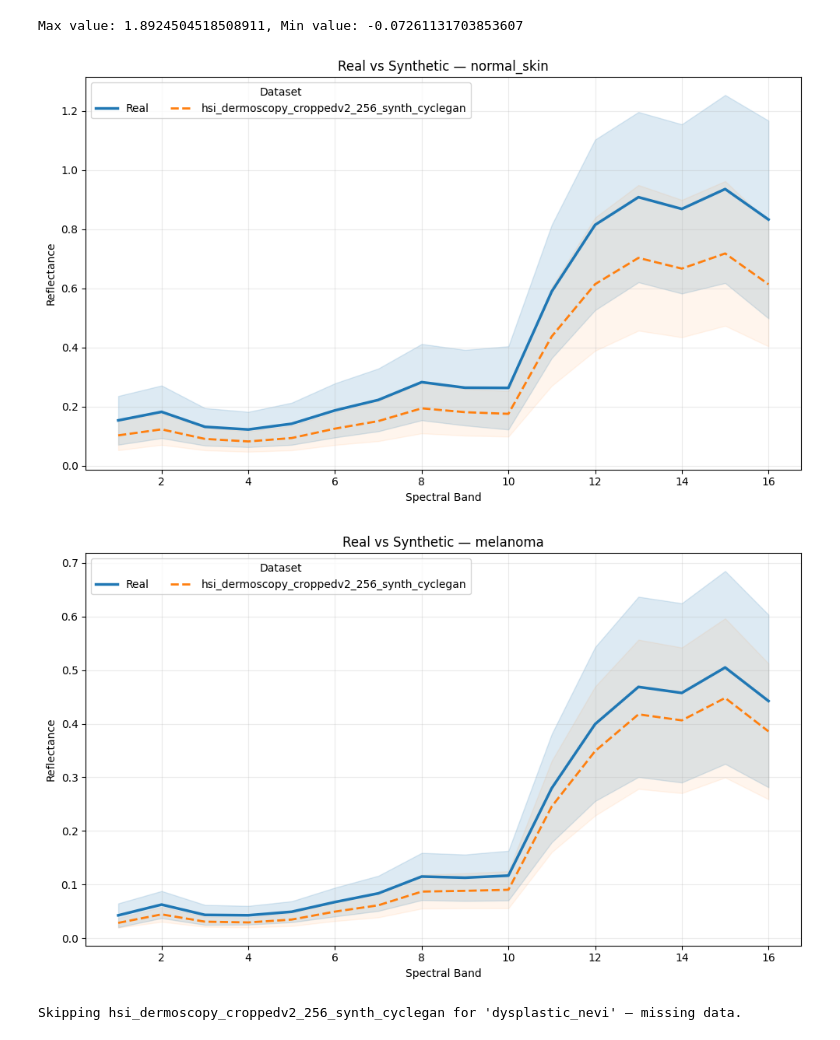
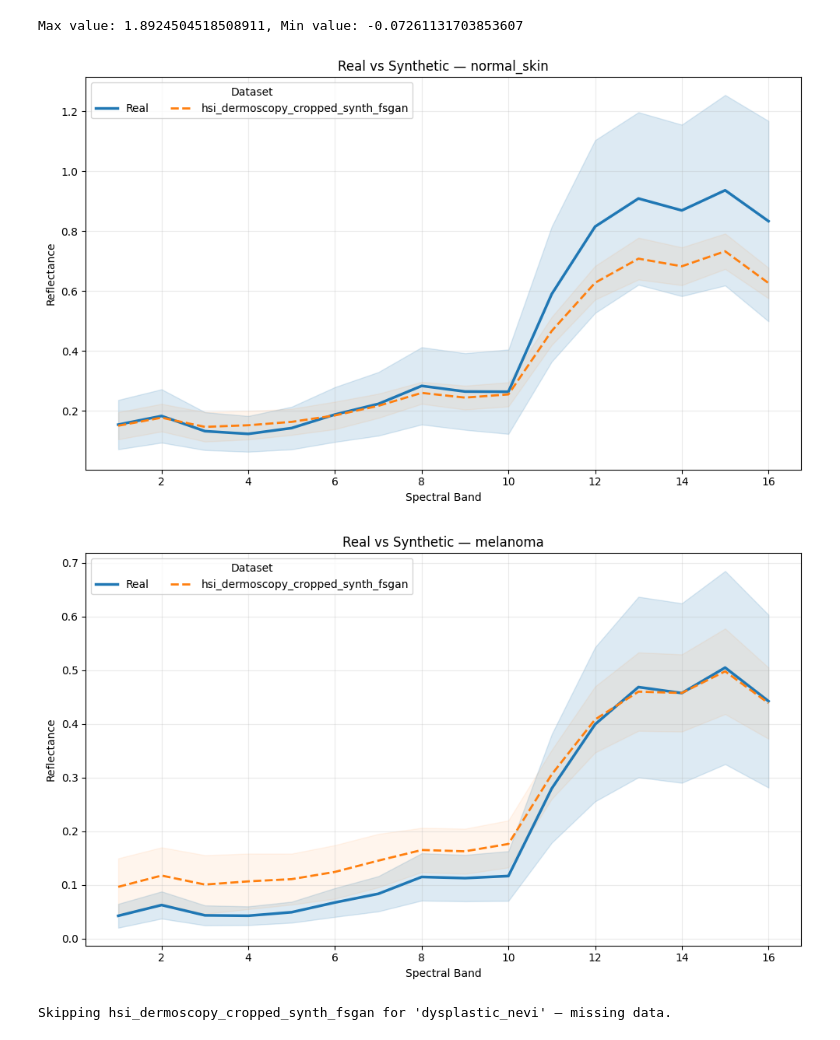
Before and after one commit to teaching-FEEC/dgm-2025.2, a Jupyter notebook: projects/hyperskin/notebooks/mask_exploration.ipynb, the cells around one changed output. Drawn from its saved outputs; the diff is of its cells as text; code cells hidden in the pictures.

Commit message:
fixed prediction for cyclegan and fastgan

```diff
--- a/projects/hyperskin/notebooks/mask_exploration.ipynb
+++ b/projects/hyperskin/notebooks/mask_exploration.ipynb
@@ -816,36 +816,37 @@ def compute_synth_stats_for_dir(data_dir, use_tqdm=True):
             normal_spectrum = image[normal_skin_mask].mean(axis=0)
             spectra_by_label.setdefault("normal_skin", []).append(normal_spectrum)
 
     synth_stats = {}
     for label_name, spectra in spectra_by_label.items():
         arr = np.array(spectra)
         synth_stats[label_name] = {
             "mean": np.mean(arr, axis=0),
             "std": np.std(arr, axis=0),
         }
     return synth_stats
 
 # Define which synthetic dirs to compare
 synth_dirs = [
-    "../data/hsi_dermoscopy_croppedv2_256_synth_cyclegan",
+    # "../data/hsi_dermoscopy_croppedv2_256_synth_cyclegan",
     # "../data/hsi_dermoscopy_cropped_synth",
-    # "../data/hsi_dermoscopy_cropped_synth_fsgan",
+    "../data/hsi_dermoscopy_cropped_synth_fsgan",
+    # "../data/hsi_dermoscopy_croppedv2_256_synth_spade_fsgan"
 ]
 
 stats = compute_synth_stats_for_dir("../data/hsi_dermoscopy_croppedv2_256_with_masks")
 
 # Build the map
 synth_stats_map = {d: compute_synth_stats_for_dir(d, use_tqdm=True) for d in synth_dirs}
 
 # Finally, plot
 plot_each_class_sep_consistent_style(
     labels=labels_to_compare,
     real_stats=stats,
     synth_stats_map=synth_stats_map,
     show_std=show_std,
 )
 # %% [output]
-[figure, old version]
+[figure, new version]
-[figure, old version]
+[figure, new version]
-Skipping hsi_dermoscopy_croppedv2_256_synth_cyclegan for 'dysplastic_nevi' — missing data.
+Skipping hsi_dermoscopy_cropped_synth_fsgan for 'dysplastic_nevi' — missing data.
 [figure]
```
Also changed, not shown: 12 other files.
